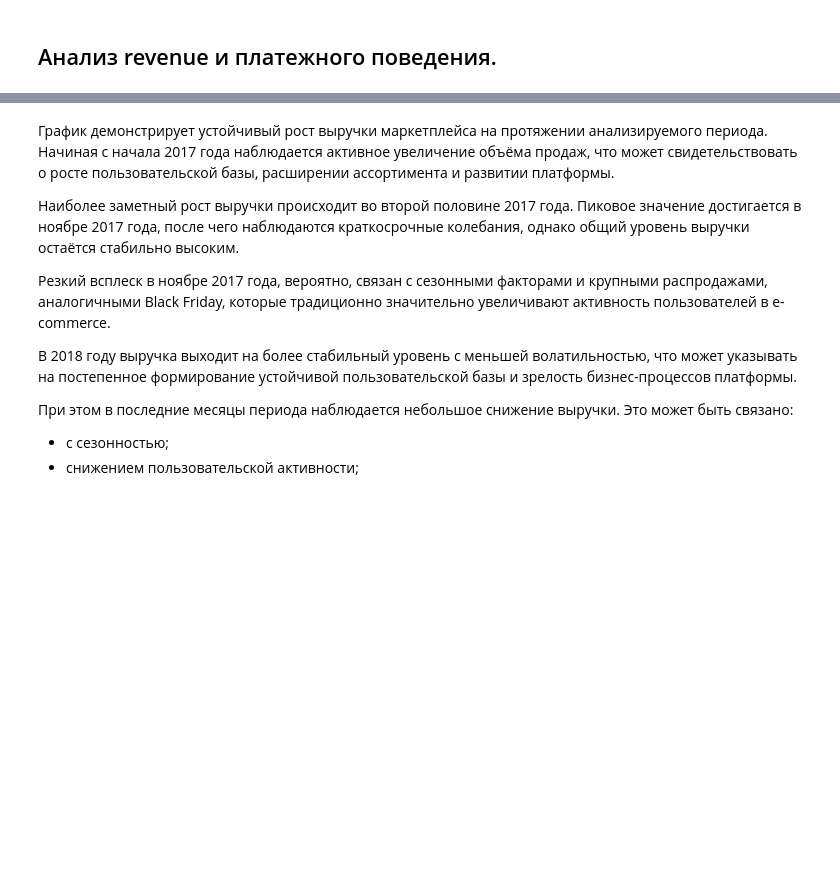
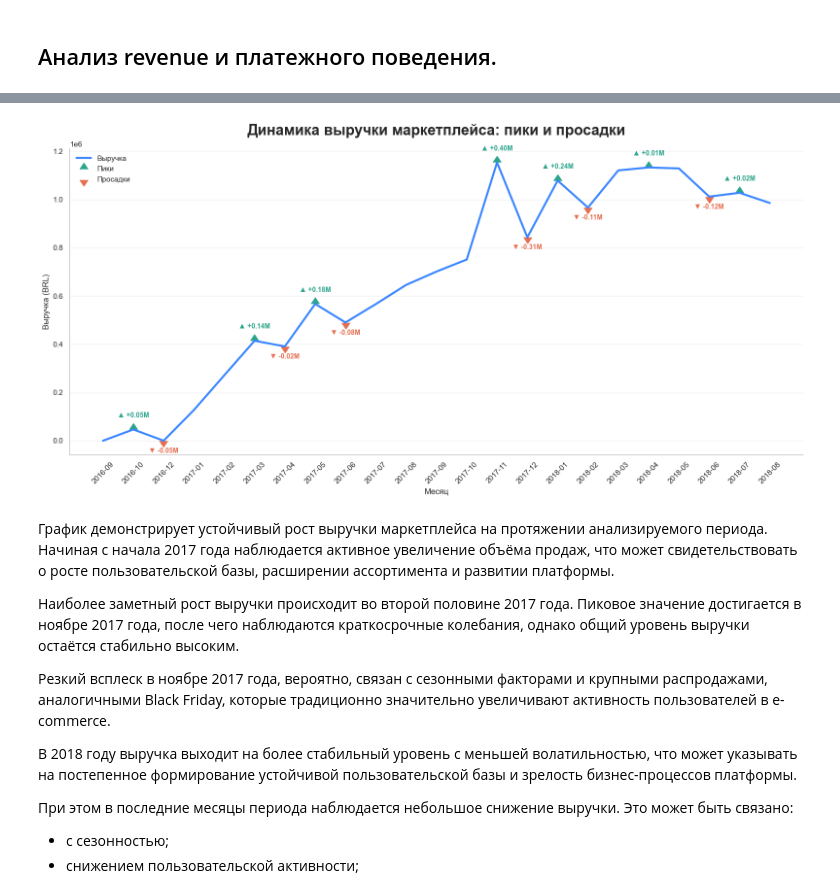
Before and after one commit to Malentaaa/product-analytics-project, a Jupyter notebook: project.ipynb, the cells around one changed output, grey strips where cells are left out. Drawn from its saved outputs; the diff is of its cells as text; code cells hidden in the pictures; blank space fills up the shorter version.

Commit message:
изменение графика динамики выручки  - добавлены пики и просадки

```diff
--- a/project.ipynb
+++ b/project.ipynb
@@ -1559,3 +1524,101 @@ plt.show()
+# %%
+# подготовка данных
+revenue_ts = monthly_revenue.reset_index()
+revenue_ts.columns = ['month', 'revenue']
+revenue_ts['month'] = revenue_ts['month'].astype(str)
+revenue_ts['diff'] = (
+    revenue_ts['revenue']
+    .diff()
+)
+
+data = revenue_ts['revenue'].values
+
+# пики
+doublediff = np.diff(np.sign(np.diff(data)))
+peak_locations = np.where(doublediff == -2)[0] + 1
+
+# впадины
+doublediff2 = np.diff(np.sign(np.diff(-1 * data)))
+trough_locations = np.where(doublediff2 == -2)[0] + 1
+
+# график
+fig, ax = plt.subplots(figsize=(16, 8), dpi=100)
+
+ax.plot(
+    revenue_ts['month'],
+    revenue_ts['revenue'],
+    color='#3A86FF',
+    linewidth=3,
+    label='Выручка'
+)
+
+ax.scatter(
+    revenue_ts.loc[peak_locations, 'month'],
+    revenue_ts.loc[peak_locations, 'revenue'],
+    marker=mpl.markers.CARETUPBASE,
+    color='#2CA58D',
+    s=140,
+    label='Пики'
+)
+
+ax.scatter(
+    revenue_ts.loc[trough_locations, 'month'],
+    revenue_ts.loc[trough_locations, 'revenue'],
+    marker=mpl.markers.CARETDOWNBASE,
+    color='#E76F51',
+    s=140,
+    label='Просадки'
+)
+
+# подписи только для самых заметных пиков и просадок
+for idx in peak_locations:
+    change = revenue_ts.loc[idx, 'diff']
+    ax.text(
+        revenue_ts.loc[idx, 'month'],
+        revenue_ts.loc[idx, 'revenue'] + 50000,
+        f'▲ +{change/1e6:.2f}M',
+        ha='center',
+        fontsize=10,
+        weight='bold',
+        color='#2CA58D'
+    )
+
+for idx in trough_locations:
+    change = revenue_ts.loc[idx, 'diff']
+    ax.text(
+        revenue_ts.loc[idx, 'month'],
+        revenue_ts.loc[idx, 'revenue'] - 50000,
+        f'▼ {change/1e6:.2f}M',
+        ha='center',
+        fontsize=10,
+        weight='bold',
+        color='#E76F51'
+    )
+
+ax.set_title(
+    'Динамика выручки маркетплейса: пики и просадки',
+    fontsize=22,
+    weight='bold',
+    pad=20
+)
+
+ax.set_xlabel('Месяц')
+ax.set_ylabel('Выручка (BRL)')
+
+ax.tick_params(axis='x', rotation=45)
+
+ax.grid(axis='y', alpha=0.25)
+ax.grid(axis='x', alpha=0)
+
+ax.spines['top'].set_visible(False)
+ax.spines['right'].set_visible(False)
+
+ax.legend(frameon=False, loc='upper left')
+
+plt.tight_layout()
+plt.show()
+# %% [output]
+[figure, added]
 # %% [markdown]
 График демонстрирует устойчивый рост выручки маркетплейса на протяжении анализируемого периода. Начиная с начала 2017 года наблюдается активное увеличение объёма продаж, что может свидетельствовать о росте пользовательской базы, расширении ассортимента и развитии платформы.
 
```
Also changed, not shown: parts of 2 cells of this notebook.
